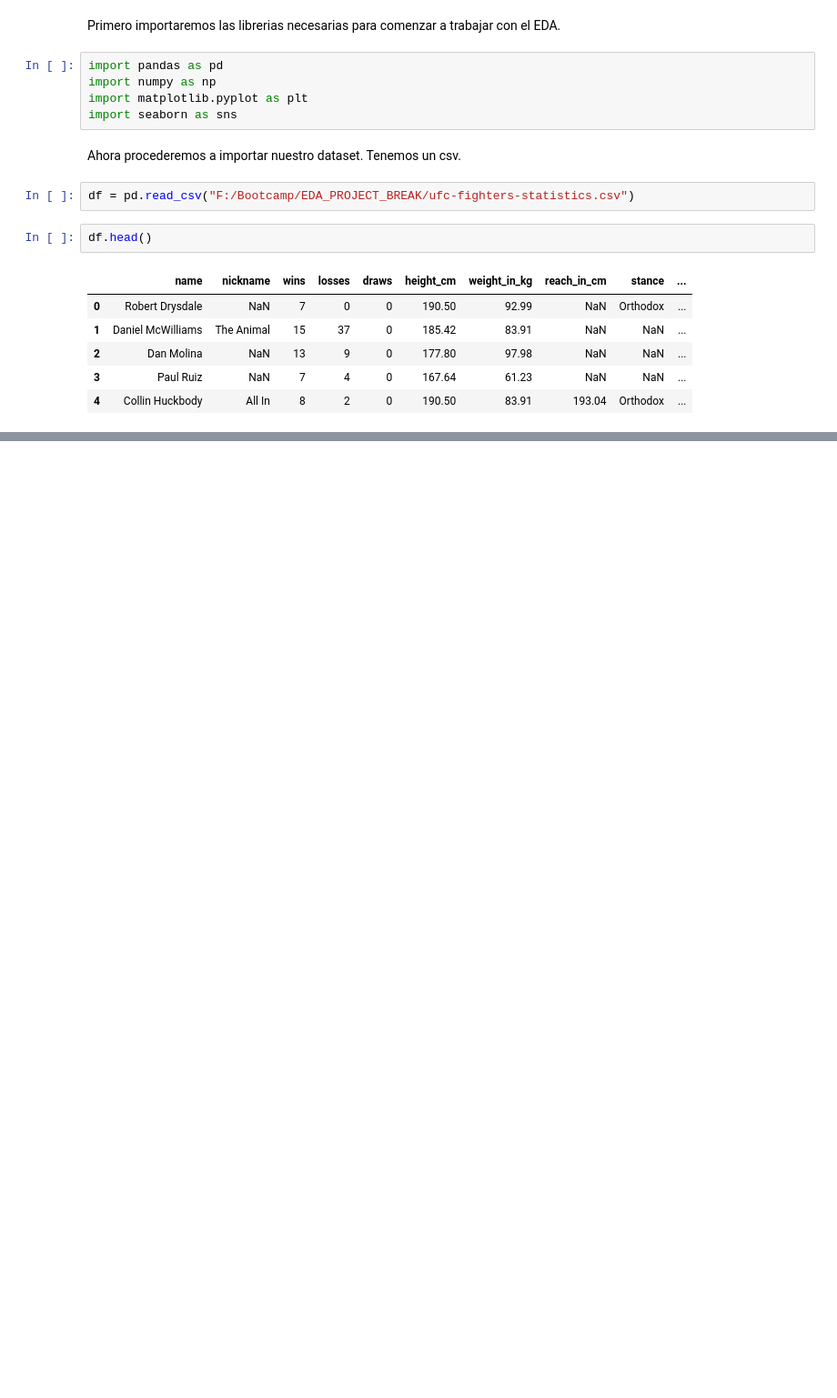
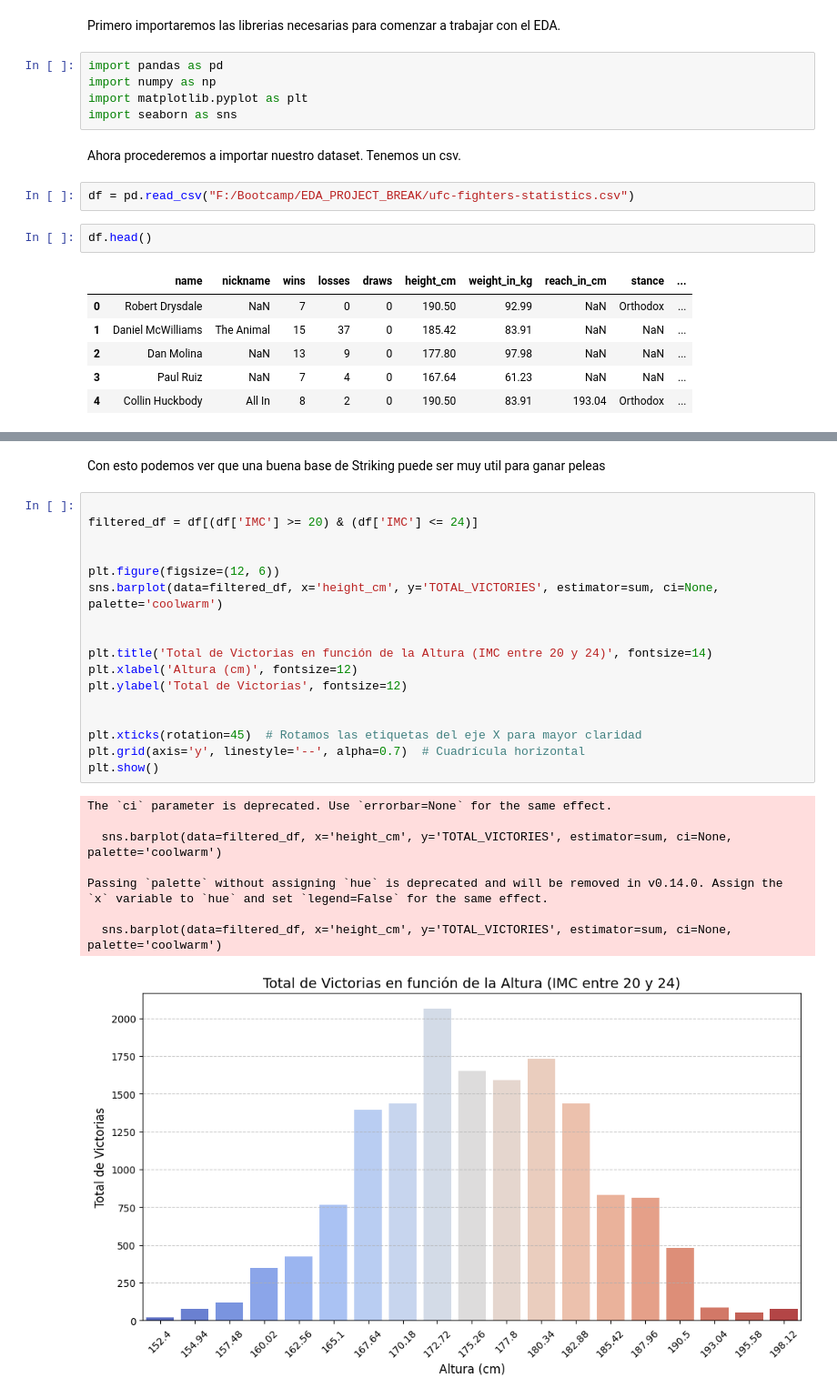
Before and after one commit to smaster28/EDA_PROJECT_BREAK, a Jupyter notebook: EDA_NOTEBOOK.ipynb, the cells around one changed output, grey strips where cells are left out. Shown at 91% size. Drawn from its saved outputs; the diff is of its cells as text; blank space fills up the shorter version.

```diff
--- a/EDA_NOTEBOOK.ipynb
+++ b/EDA_NOTEBOOK.ipynb
@@ -20,0 +235,28 @@ df.head()
+# %% [markdown]
+Con esto podemos ver que una buena base de Striking puede ser muy util para ganar peleas
+# %%
+
+filtered_df = df[(df['IMC'] >= 20) & (df['IMC'] <= 24)]
+
+
+plt.figure(figsize=(12, 6))
+sns.barplot(data=filtered_df, x='height_cm', y='TOTAL_VICTORIES', estimator=sum, ci=None, palette='coolwarm')
+
+
+plt.title('Total de Victorias en función de la Altura (IMC entre 20 y 24)', fontsize=14)
+plt.xlabel('Altura (cm)', fontsize=12)
+plt.ylabel('Total de Victorias', fontsize=12)
+
+
+plt.xticks(rotation=45)  # Rotamos las etiquetas del eje X para mayor claridad
+plt.grid(axis='y', linestyle='--', alpha=0.7)  # Cuadrícula horizontal
+plt.show()
+# %% [output]
+The `ci` parameter is deprecated. Use `errorbar=None` for the same effect.
+
+  sns.barplot(data=filtered_df, x='height_cm', y='TOTAL_VICTORIES', estimator=sum, ci=None, palette='coolwarm')
+
+Passing `palette` without assigning `hue` is deprecated and will be removed in v0.14.0. Assign the `x` variable to `hue` and set `legend=False` for the same effect.
+
+  sns.barplot(data=filtered_df, x='height_cm', y='TOTAL_VICTORIES', estimator=sum, ci=None, palette='coolwarm')
+[figure, added]
```
Also changed, not shown: parts of 24 cells of this notebook.
